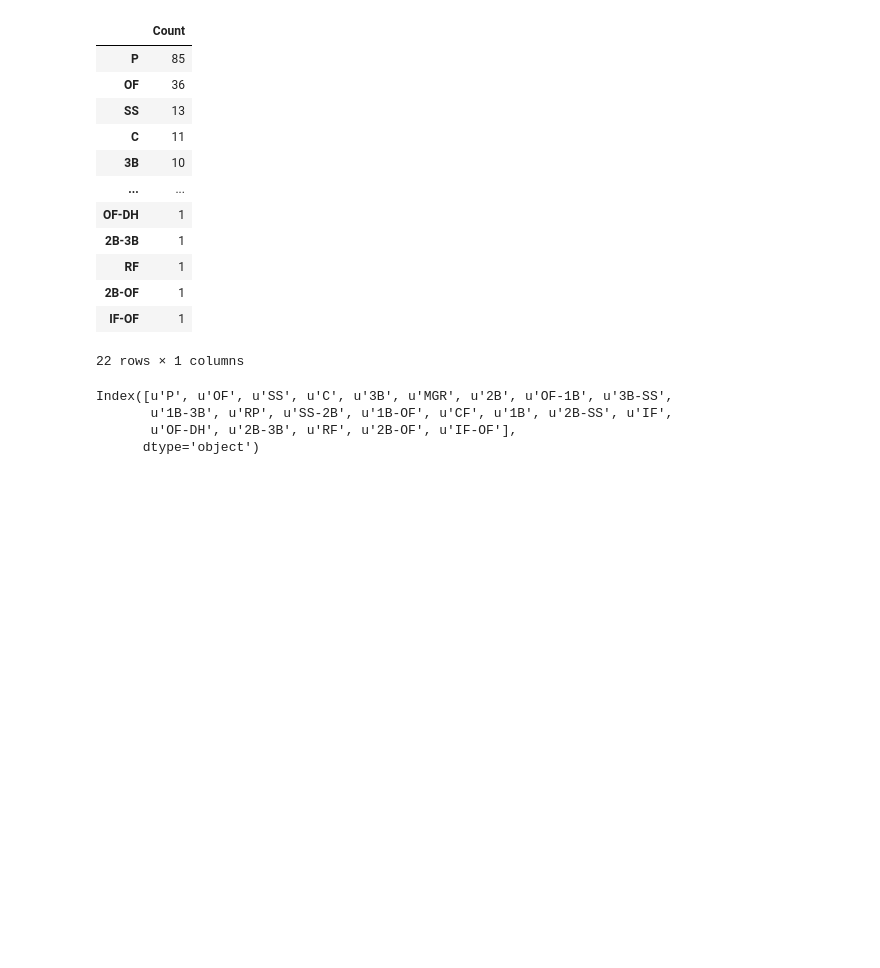
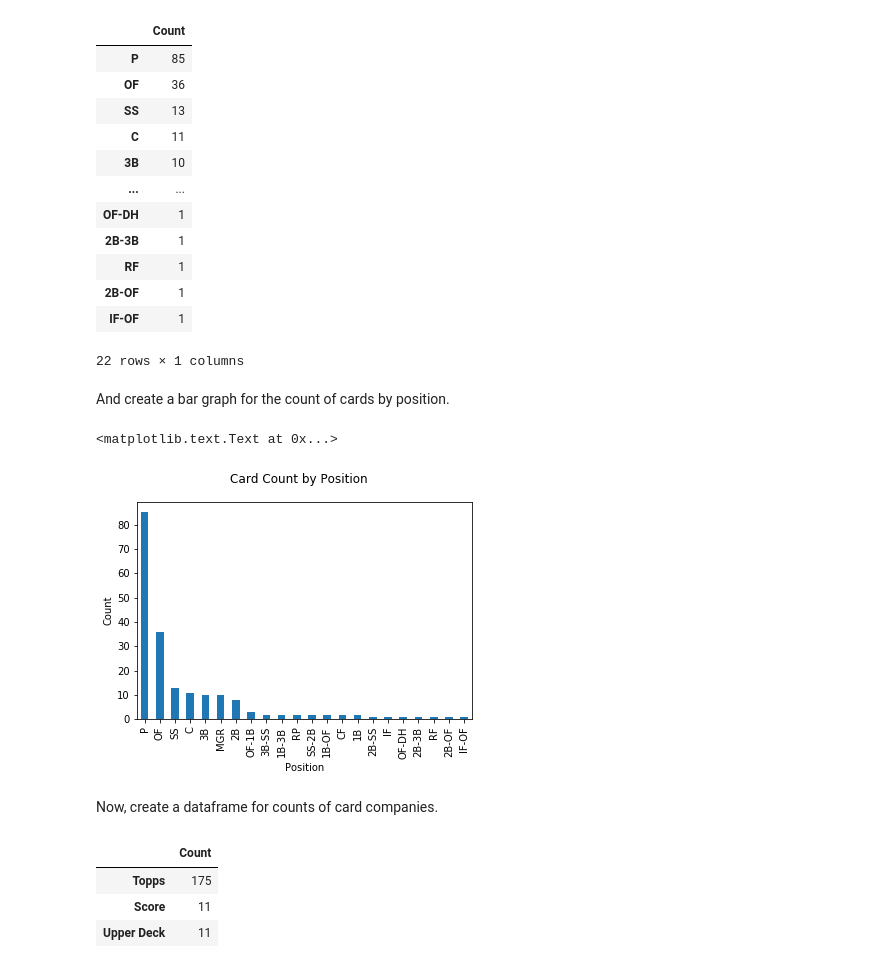
Before and after one commit to neal-rogers/IS362, a Jupyter notebook: project-2/nealrogers-project-2.ipynb, the cells around one changed output. Cells and saved outputs as stored; diff of their text form; code cells hidden in the pictures; blank space fills up the shorter version.

Commit message:
Added code for plotting data

```diff
--- a/project-2/nealrogers-project-2.ipynb
+++ b/project-2/nealrogers-project-2.ipynb
@@ -172,10 +171,23 @@ pos_count
 | 2B-OF | 1 |
 | IF-OF | 1 |
 22 rows × 1 columns
-# %%
-pos_count.index
-# %% [output]
-Index([u'P', u'OF', u'SS', u'C', u'3B', u'MGR', u'2B', u'OF-1B', u'3B-SS',
-       u'1B-3B', u'RP', u'SS-2B', u'1B-OF', u'CF', u'1B', u'2B-SS', u'IF',
-       u'OF-DH', u'2B-3B', u'RF', u'2B-OF', u'IF-OF'],
-      dtype='object')
+# %% [markdown]
+And create a bar graph for the count of cards by position.
+# %%
+pos_count['Count'].plot.bar()
+plot.suptitle('Card Count by Position')
+plot.ylabel('Count')
+plot.xlabel('Position')
+# %% [output]
+<matplotlib.text.Text at 0x...>
+[figure, added]
+# %% [markdown]
+Now, create a dataframe for counts of card companies.
+# %%
+co_count = bb_cp['Company'].value_counts().to_frame().rename(columns={'Company': 'Count'})
+co_count
+# %% [output]
+|  | Count |
+| Topps | 175 |
+| Score | 11 |
+| Upper Deck | 11 |
```
Also changed, not shown: parts of 12 cells of this notebook.
